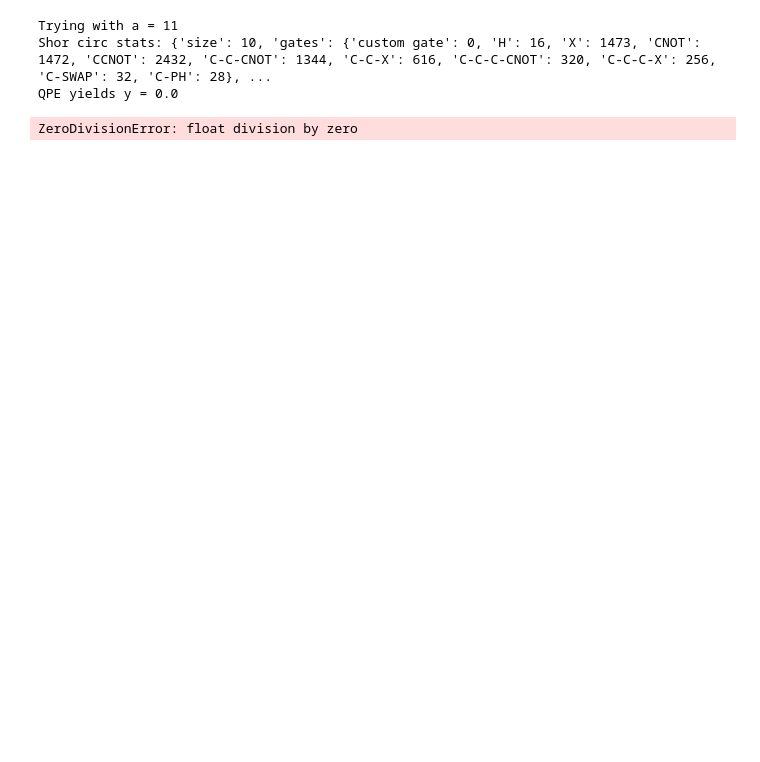
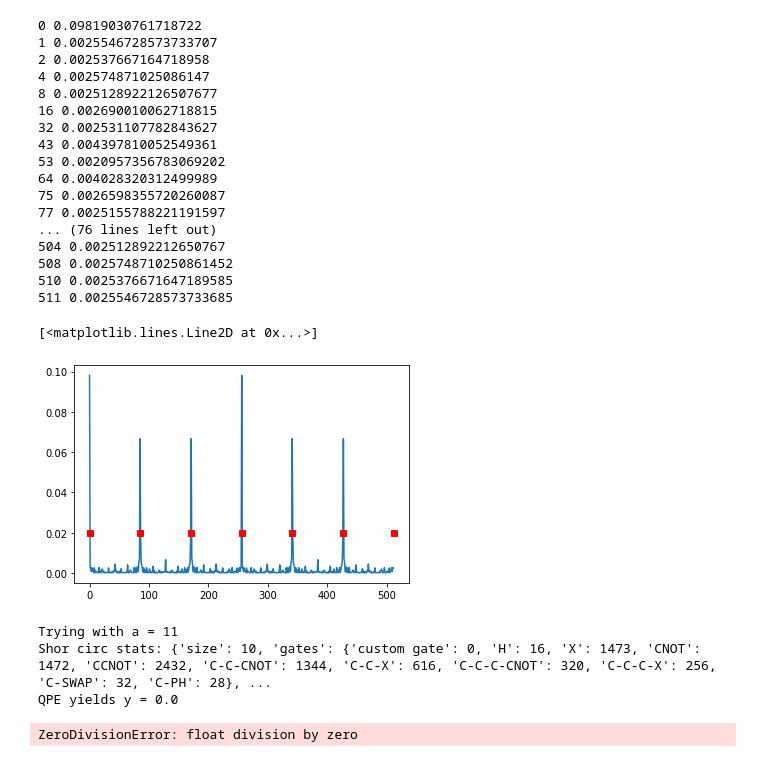
Before and after one commit to tayral/phy580_tutorials, a Jupyter notebook: 5_Shor.ipynb, the cells around one changed output. Drawn from its saved outputs; the diff is of its cells as text; code cells hidden in the pictures; blank space fills up the shorter version.

```diff
--- a/5_Shor.ipynb
+++ b/5_Shor.ipynb
@@ -198,0 +391,11 @@ print(res)
+# %%
+%%time
+a = 11
+N = 21
+n_phase_bits = 9
+circ = make_shor_circ(a, N, n_phase_bits)
+
+job = circ.to_job(nbshots=0,
+                  qubits=list(range(n_phase_bits)))
+qpu = LinAlg()
+res2 = qpu.submit(job)
@@ -199,3 +405,35 @@ print(res)
+# %%
+psi_out = np.zeros(2**n_phase_bits)
+for sample in res2:
+    psi_out[sample.state.int] = sample.probability
+    if sample.probability > 0.002:
+        print(sample.state.int, sample.probability)
+
+import matplotlib.pyplot as plt
+plt.plot(psi_out)
+r = 6 # for a = 11, N = 21
+expect = [2**n_phase_bits * k / r for k in range(7)]
+plt.plot(expect, [0.02 for _ in expect], 'sr')
+# %% [output]
+0 0.09819030761718722
+1 0.0025546728573733707
+2 0.002537667164718958
+4 0.002574871025086147
+8 0.0025128922126507677
+16 0.002690010062718815
+32 0.002531107782843627
+43 0.004397810052549361
+53 0.0020957356783069202
+64 0.004028320312499989
+75 0.0026598355720260087
+77 0.0025155788221191597
+... (76 lines left out)
+504 0.002512892212650767
+508 0.0025748710250861452
+510 0.0025376671647189585
+511 0.0025546728573733685
+[<matplotlib.lines.Line2D at 0x...>]
+[figure, added]
 # %%
 from qat.qpus import get_default_qpu
 qpu = get_default_qpu()
```
Also changed, not shown: parts of 7 cells of this notebook, 1 other file.
